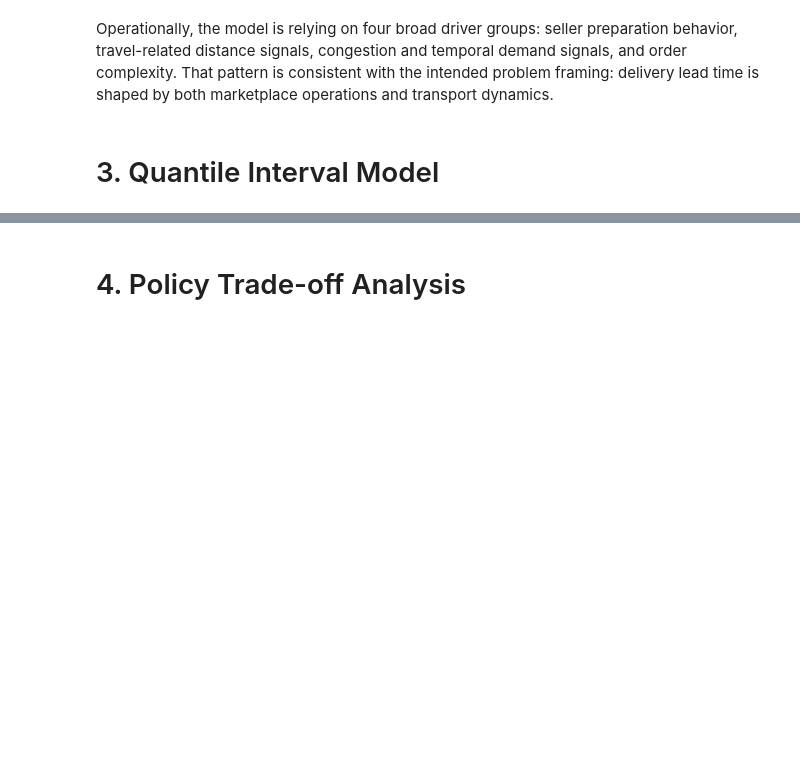
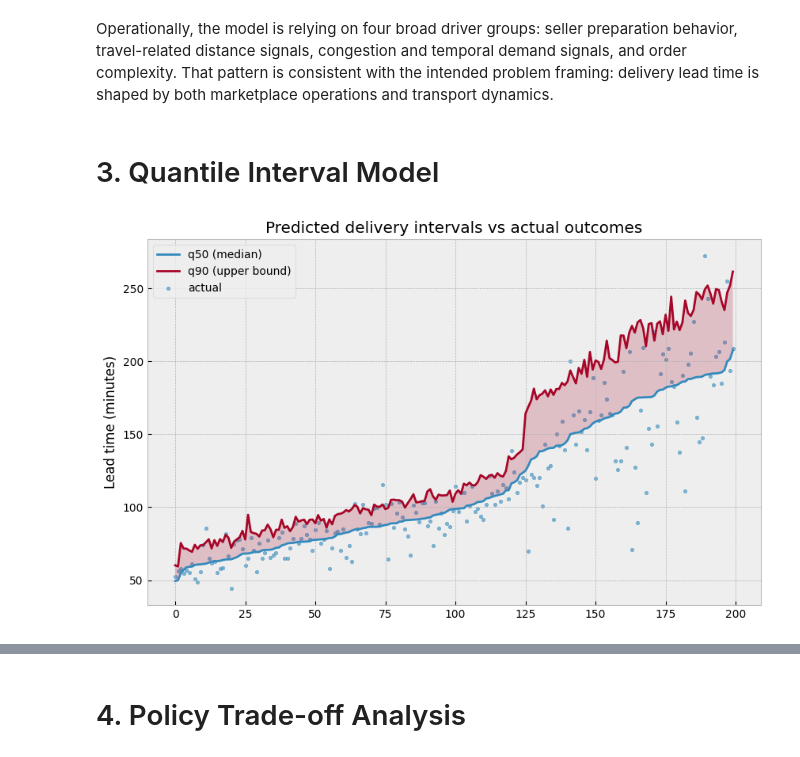
Before and after one commit to andres-troiano/shipping-delivery-promise, a Jupyter notebook: notebooks/results_demo.ipynb, the cells around one changed output, grey strips where cells are left out. Cells and saved outputs as stored; diff of their text form; code cells hidden in the pictures; blank space fills up the shorter version.

Commit message:
test: inspect quantile models results

```diff
--- a/notebooks/results_demo.ipynb
+++ b/notebooks/results_demo.ipynb
@@ -293,0 +235,29 @@ else:
+# %%
+import matplotlib.pyplot as plt
+
+interval_predictions_val = pd.read_csv(
+    "../artifacts/quantile_model/interval_predictions_val.csv"
+)
+
+df = interval_predictions_val.sample(200).sort_values("pred_q50")
+
+plt.figure(figsize=(10,6))
+
+plt.plot(df["pred_q50"].values, label="q50 (median)")
+plt.plot(df["pred_q90"].values, label="q90 (upper bound)")
+plt.scatter(range(len(df)), df["actual_lead_time_minutes"], s=10, alpha=0.6, label="actual")
+
+plt.fill_between(
+    range(len(df)),
+    df["pred_q50"],
+    df["pred_q90"],
+    alpha=0.2
+)
+
+plt.ylabel("Lead time (minutes)")
+plt.title("Predicted delivery intervals vs actual outcomes")
+plt.legend()
+
+plt.show()
+# %% [output]
+[figure, added]
```
Also changed, not shown: parts of 12 cells of this notebook.
